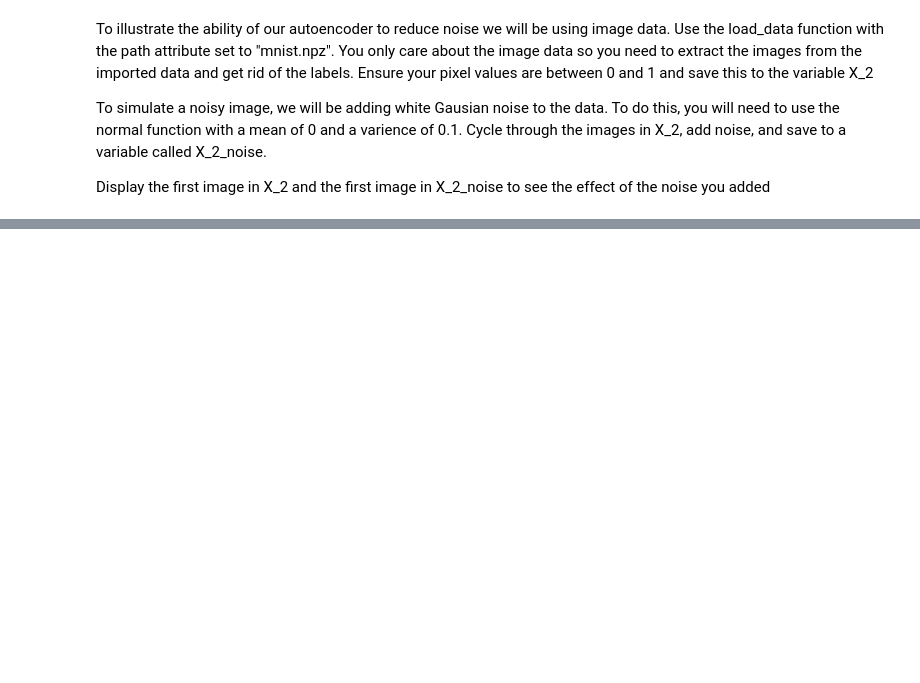
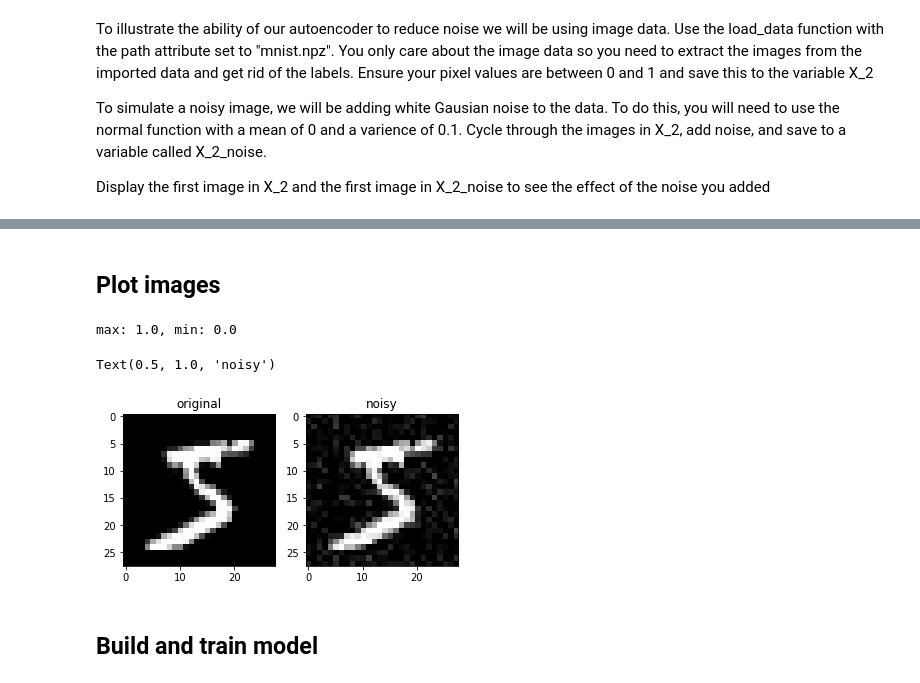
Before and after one commit to christam96/VinBigData-Abnormalities-Detection, a Jupyter notebook: Assignment/PCA_NN_Assignment_Blank_.ipynb, the cells around one changed output, grey strips where cells are left out. Cells and saved outputs as stored; diff of their text form; code cells hidden in the pictures; blank space fills up the shorter version.

```diff
--- a/Assignment/PCA_NN_Assignment_Blank_.ipynb
+++ b/Assignment/PCA_NN_Assignment_Blank_.ipynb
@@ -222,0 +238,29 @@ dataImg = load_data("mnist.npz")
+# %%
+mean = 0
+sigma = 0.1
+
+num = X_2.shape[0]
+row = X_2.shape[1]
+col = X_2.shape[2]
+gauss = np.random.normal(mean,sigma,(num,row,col))
+gauss = gauss.reshape(num,row,col)
+
+X_2_noise = X_2 + gauss
+
+X_2_noise[X_2_noise>1] = 1
+X_2_noise[X_2_noise<0] = 0
+print("max: {}, min: {}".format(np.max(X_2_noise), np.min(X_2_noise)))
+# %% [markdown]
+## Plot images
+# %%
+fig, axes = plt.subplots(1,2)
+axes[0].imshow(X_2[0],cmap="gray")
+axes[0].set_title("original")
+axes[1].imshow(X_2_noise[0],cmap="gray")
+axes[1].set_title("noisy")
+# %% [output]
+max: 1.0, min: 0.0
+Text(0.5, 1.0, 'noisy')
+[figure, added]
+# %% [markdown]
+## Build and train model
```
Also changed, not shown: parts of 8 cells of this notebook.
